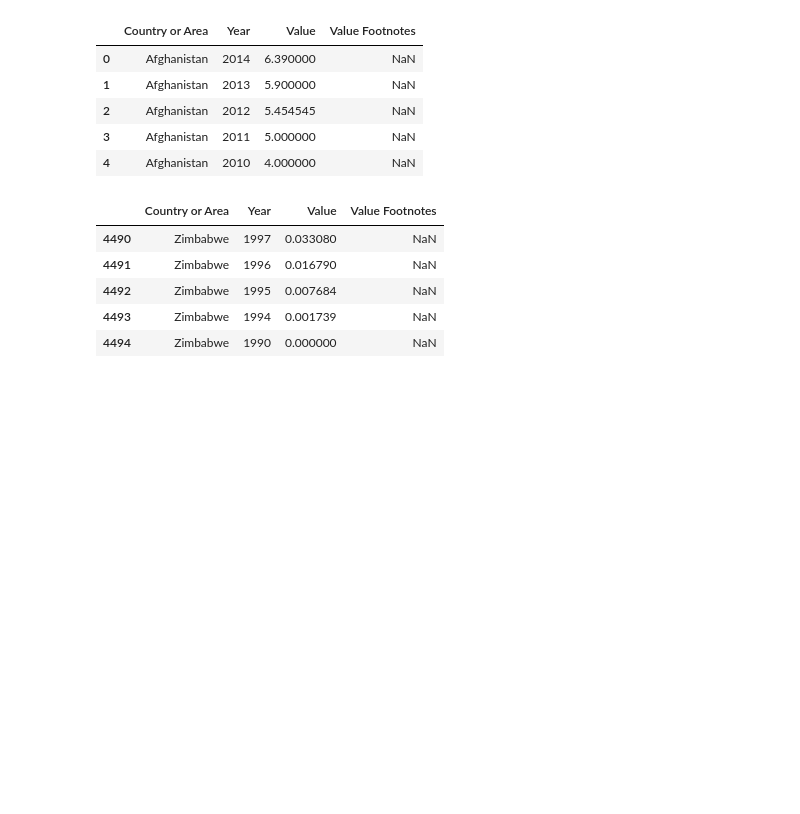
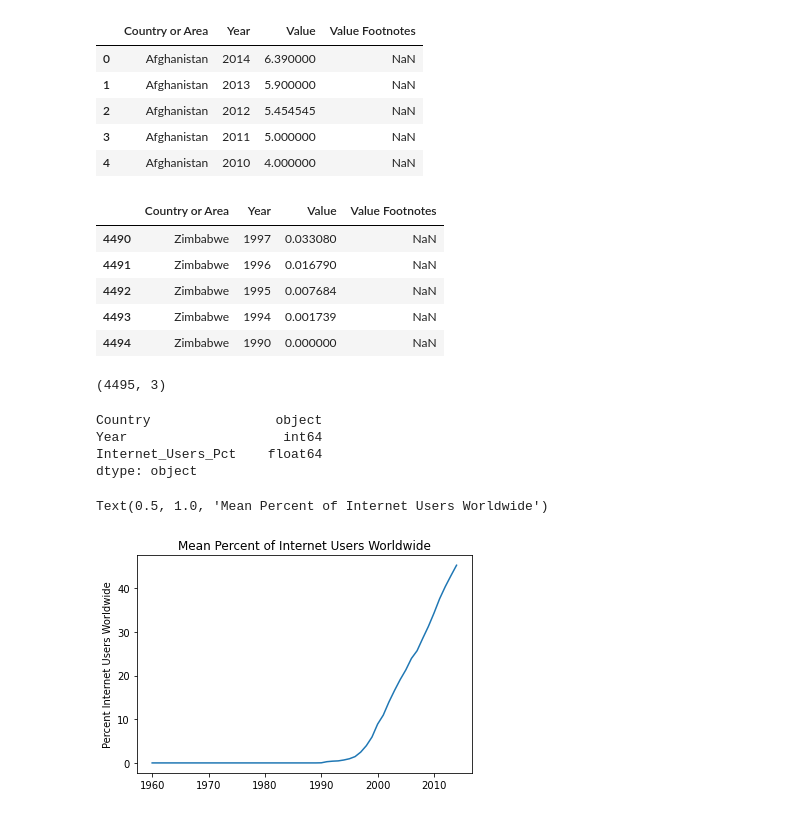
Before and after one commit to nss-data-science-cohort-5/un_exploration-ripplesphere, a Jupyter notebook: notebooks/UN_Data_Exploration.ipynb, the cells around one changed output. Saved outputs shown, nothing was run; the diff lists cells and outputs as text; code cells hidden in the pictures; blank space fills up the shorter version.

Commit message:
Matched names gdp and internet

```diff
--- a/notebooks/UN_Data_Exploration.ipynb
+++ b/notebooks/UN_Data_Exploration.ipynb
@@ -274,3 +273,17 @@ internet_df.tail(5)
 | 4492 | Zimbabwe | 1995 | 0.007684 | NaN |
 | 4493 | Zimbabwe | 1994 | 0.001739 | NaN |
 | 4494 | Zimbabwe | 1990 | 0.000000 | NaN |
+# %%
+internet_df = internet_df.drop(["Value Footnotes"], axis=1)
+internet_df = internet_df.rename({"Country or Area": "Country", "Value": "Internet_Users_Pct"}, axis="columns")
+# %%
+internet_df.shape
+# %% [output]
+(4495, 3)
+# %%
+internet_df.dtypes
+# %% [output]
+Country                object
+Year                    int64
+Internet_Users_Pct    float64
+dtype: object
@@ -276,0 +294,7 @@ internet_df.tail(5)
+# %%
+plt.plot(sorted(internet_df["Year"].unique()), internet_df.groupby("Year")["Internet_Users_Pct"].mean())
+plt.ylabel('Percent Internet Users Worldwide')
+plt.title("Mean Percent of Internet Users Worldwide")
+# %% [output]
+Text(0.5, 1.0, 'Mean Percent of Internet Users Worldwide')
+[figure, added]
```
Also changed, not shown: parts of 8 cells of this notebook.
